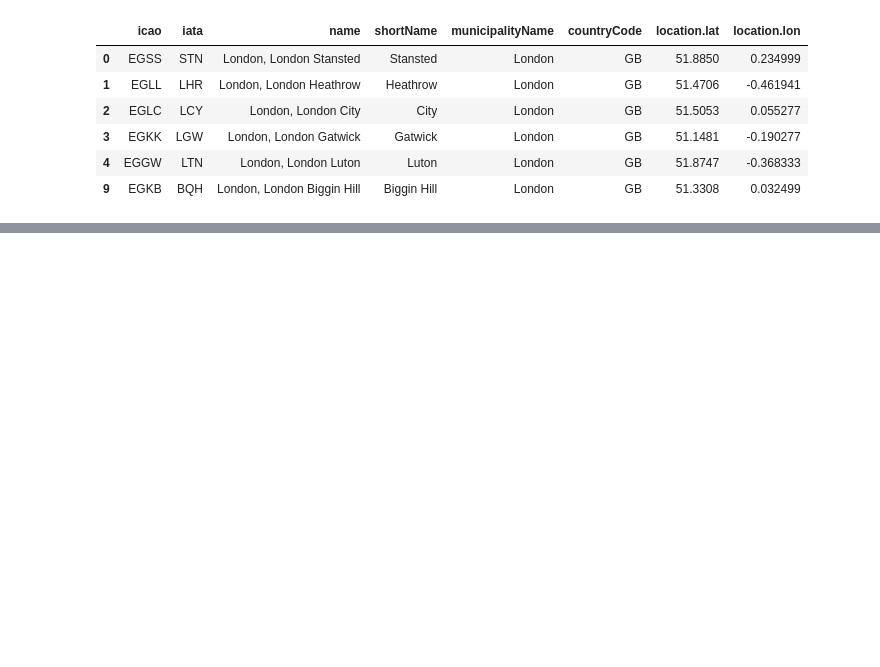
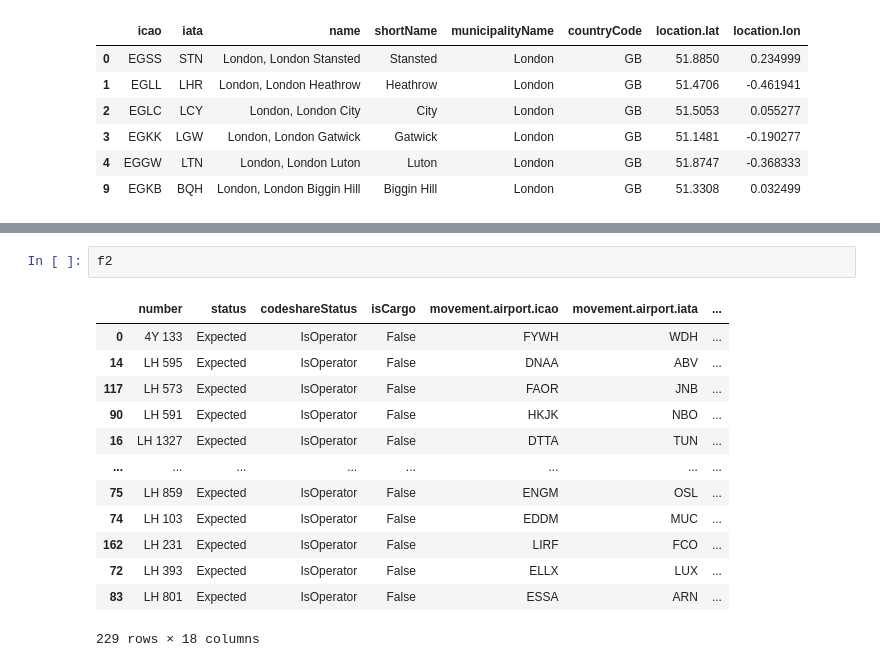
Before and after one commit to sherwan-m/Gans-Co-Project, a Jupyter notebook: gans_tomorrow.ipynb, the cells around one changed output, grey strips where cells are left out. Drawn from its saved outputs; the diff is of its cells as text; blank space fills up the shorter version.

```diff
--- a/gans_tomorrow.ipynb
+++ b/gans_tomorrow.ipynb
@@ -98,0 +167,16 @@ temp
+# %%
+f2
+# %% [output]
+|  | number | status | codeshareStatus | isCargo | movement.airport.icao | movement.airport.iata | ... |
+| 0 | 4Y 133 | Expected | IsOperator | False | FYWH | WDH | ... |
+| 14 | LH 595 | Expected | IsOperator | False | DNAA | ABV | ... |
+| 117 | LH 573 | Expected | IsOperator | False | FAOR | JNB | ... |
+| 90 | LH 591 | Expected | IsOperator | False | HKJK | NBO | ... |
+| 16 | LH 1327 | Expected | IsOperator | False | DTTA | TUN | ... |
+| ... | ... | ... | ... | ... | ... | ... | ... |
+| 75 | LH 859 | Expected | IsOperator | False | ENGM | OSL | ... |
+| 74 | LH 103 | Expected | IsOperator | False | EDDM | MUC | ... |
+| 162 | LH 231 | Expected | IsOperator | False | LIRF | FCO | ... |
+| 72 | LH 393 | Expected | IsOperator | False | ELLX | LUX | ... |
+| 83 | LH 801 | Expected | IsOperator | False | ESSA | ARN | ... |
+229 rows × 18 columns
```
Also changed, not shown: parts of 10 cells of this notebook.
